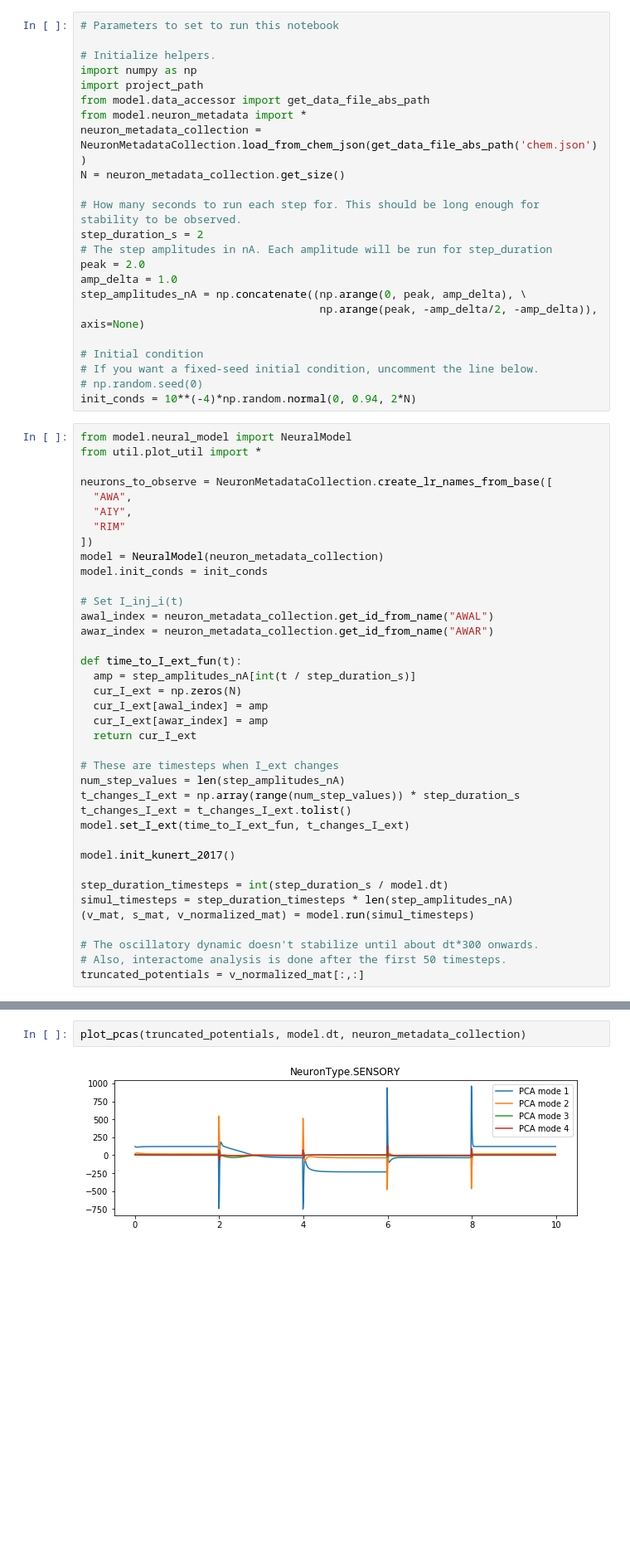
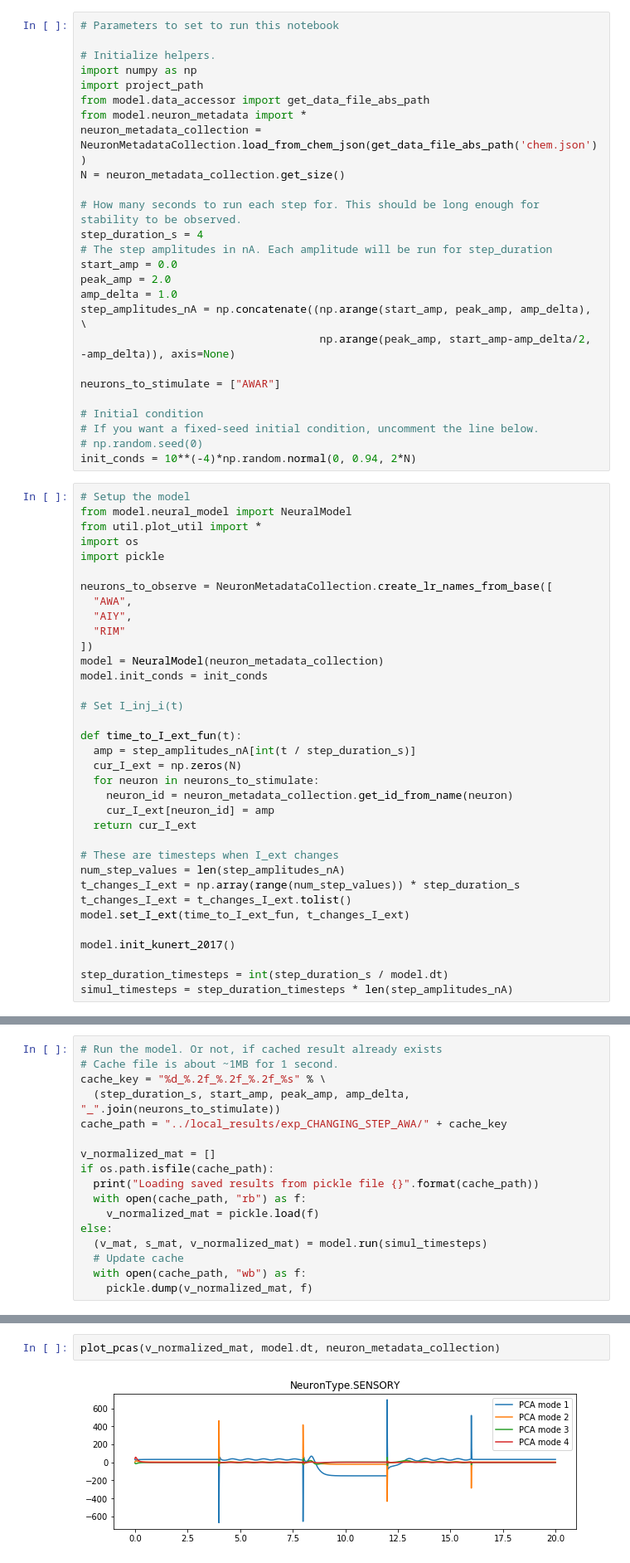
Before and after one commit to sjonany/c-elegans-discrete-neural, a Jupyter notebook: analysis/changing_step_awa.ipynb, the cells around one changed output, grey strips where cells are left out. Shown: that part at 83% size. Drawn from its saved outputs; the diff is of its cells as text; blank space fills up the shorter version.

Commit message:
Added caching for changing_step notebook.

```diff
--- a/analysis/changing_step_awa.ipynb
+++ b/analysis/changing_step_awa.ipynb
@@ -10,20 +10,26 @@ neuron_metadata_collection = NeuronMetadataCollection.load_from_chem_json(get_da
 N = neuron_metadata_collection.get_size()
 
 # How many seconds to run each step for. This should be long enough for stability to be observed.
-step_duration_s = 2
+step_duration_s = 4
 # The step amplitudes in nA. Each amplitude will be run for step_duration
-peak = 2.0
+start_amp = 0.0
+peak_amp = 2.0
 amp_delta = 1.0
-step_amplitudes_nA = np.concatenate((np.arange(0, peak, amp_delta), \
-                                     np.arange(peak, -amp_delta/2, -amp_delta)), axis=None)
+step_amplitudes_nA = np.concatenate((np.arange(start_amp, peak_amp, amp_delta), \
+                                     np.arange(peak_amp, start_amp-amp_delta/2, -amp_delta)), axis=None)
+
+neurons_to_stimulate = ["AWAR"]
 
 # Initial condition
 # If you want a fixed-seed initial condition, uncomment the line below.
 # np.random.seed(0)
 init_conds = 10**(-4)*np.random.normal(0, 0.94, 2*N)
 # %%
+# Setup the model
 from model.neural_model import NeuralModel
 from util.plot_util import *
+import os
+import pickle
 
 neurons_to_observe = NeuronMetadataCollection.create_lr_names_from_base([
   "AWA",
@@ -34,14 +40,13 @@ model = NeuralModel(neuron_metadata_collection)
 model.init_conds = init_conds
 
 # Set I_inj_i(t)
-awal_index = neuron_metadata_collection.get_id_from_name("AWAL")
-awar_index = neuron_metadata_collection.get_id_from_name("AWAR")
 
 def time_to_I_ext_fun(t):
   amp = step_amplitudes_nA[int(t / step_duration_s)]
   cur_I_ext = np.zeros(N)
-  cur_I_ext[awal_index] = amp
-  cur_I_ext[awar_index] = amp
+  for neuron in neurons_to_stimulate:
+    neuron_id = neuron_metadata_collection.get_id_from_name(neuron)
+    cur_I_ext[neuron_id] = amp
   return cur_I_ext
 
 # These are timesteps when I_ext changes
@@ -54,8 +59,3 @@ model.init_kunert_2017()
 
 step_duration_timesteps = int(step_duration_s / model.dt)
 simul_timesteps = step_duration_timesteps * len(step_amplitudes_nA)
-(v_mat, s_mat, v_normalized_mat) = model.run(simul_timesteps)
-
-# The oscillatory dynamic doesn't stabilize until about dt*300 onwards.
-# Also, interactome analysis is done after the first 50 timesteps.
-truncated_potentials = v_normalized_mat[:,:]
@@ -73,0 +62,17 @@ Total runtime = 3.05s
+# %%
+# Run the model. Or not, if cached result already exists
+# Cache file is about ~1MB for 1 second.
+cache_key = "%d_%.2f_%.2f_%.2f_%s" % \
+  (step_duration_s, start_amp, peak_amp, amp_delta, "_".join(neurons_to_stimulate))
+cache_path = "../local_results/exp_CHANGING_STEP_AWA/" + cache_key
+
+v_normalized_mat = []
+if os.path.isfile(cache_path):
+  print("Loading saved results from pickle file {}".format(cache_path))
+  with open(cache_path, "rb") as f:
+    v_normalized_mat = pickle.load(f)
+else:
+  (v_mat, s_mat, v_normalized_mat) = model.run(simul_timesteps)
+  # Update cache
+  with open(cache_path, "wb") as f:
+    pickle.dump(v_normalized_mat, f)
@@ -94,6 +103,6 @@ fig.show()
 # %% [markdown]
 # Plot summarized dynamics per neuron class
 # %%
-plot_pcas(truncated_potentials, model.dt, neuron_metadata_collection)
+plot_pcas(v_normalized_mat, model.dt, neuron_metadata_collection)
 # %% [output]
-[figure, old version]
+[figure, new version]
```
Also changed, not shown: parts of 6 cells of this notebook.
